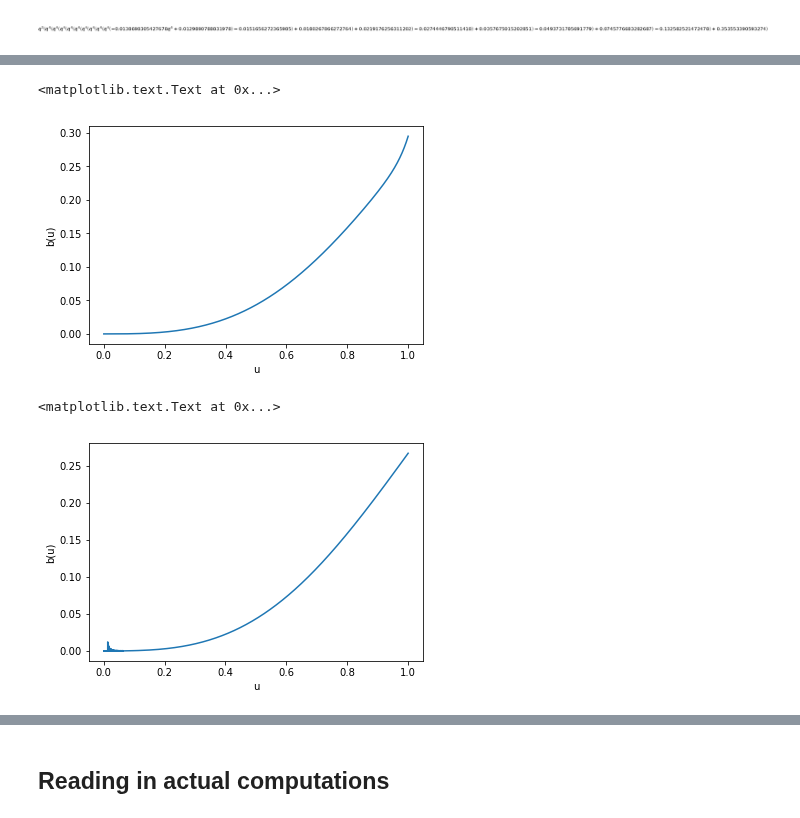
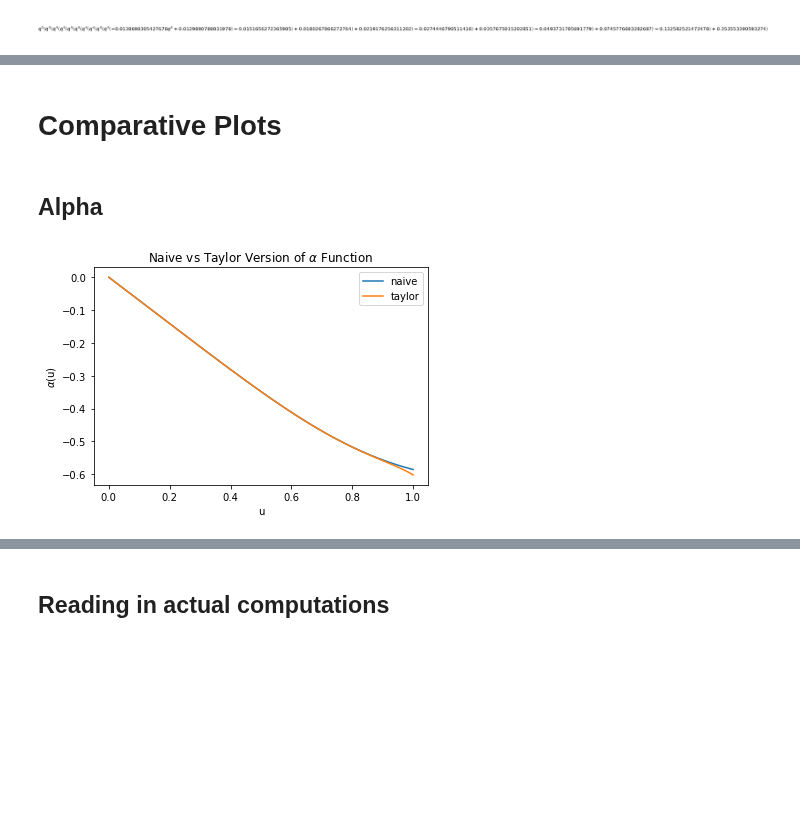
Before and after one commit to evankielley/IceDEF, a Jupyter notebook: doc/roundoff_error.ipynb, the cells around one changed output, grey strips where cells are left out. Drawn from its saved outputs; the diff is of its cells as text; code cells hidden in the pictures; blank space fills up the shorter version.

```diff
--- a/doc/roundoff_error.ipynb
+++ b/doc/roundoff_error.ipynb
@@ -226,17 +178,18 @@ b_crazy(0.01)
 # %%
 u_start = 0.0; u_inc = 0.0001; u_end = 1.0 + u_inc
 u = np.arange(u_start, u_end, u_inc)
-# %%
-plt.plot(u, b_horner(u))
-plt.xlabel('u')
-plt.ylabel('b(u)')
-# %% [output]
-<matplotlib.text.Text at 0x...>
-[figure, removed]
-# %%
-plt.plot(u, b_naive(u))
-plt.xlabel('u')
-plt.ylabel('b(u)')
-# %% [output]
-<matplotlib.text.Text at 0x...>
-[figure, removed]
+# %% [markdown]
+# Comparative Plots
+# %% [markdown]
+## Alpha
+# %%
+plt.plot(u, a_naive(u), label='naive')
+plt.plot(u, a_taylor(u), label='taylor')
+plt.xlabel('u')
+plt.ylabel('{}(u)'.format(alpha))
+plt.title('Naive vs Taylor Version of {} Function'.format(alpha))
+plt.savefig('./mods_report/naive_vs_taylor_alpha_plot')
+plt.legend()
+plt.show()
+# %% [output]
+[figure, added]
```
Also changed, not shown: parts of 57 cells of this notebook.
